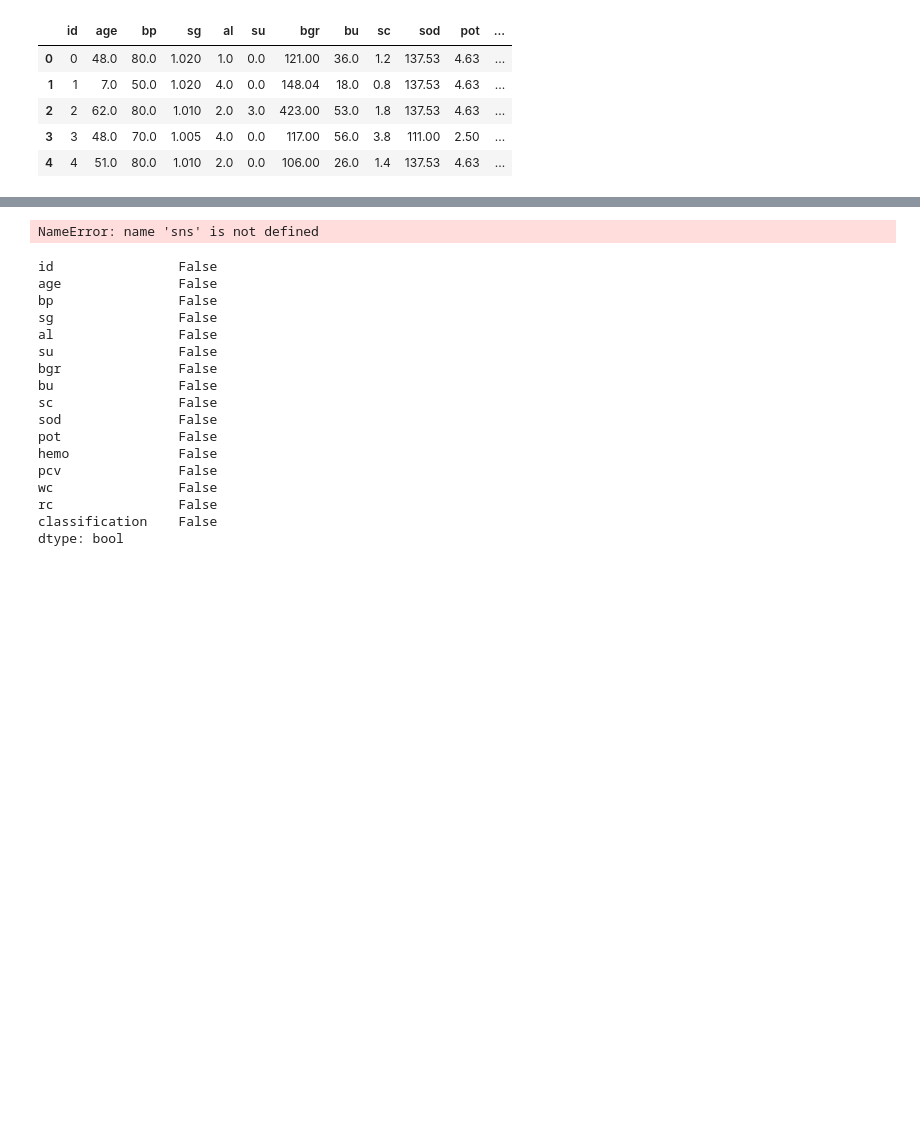
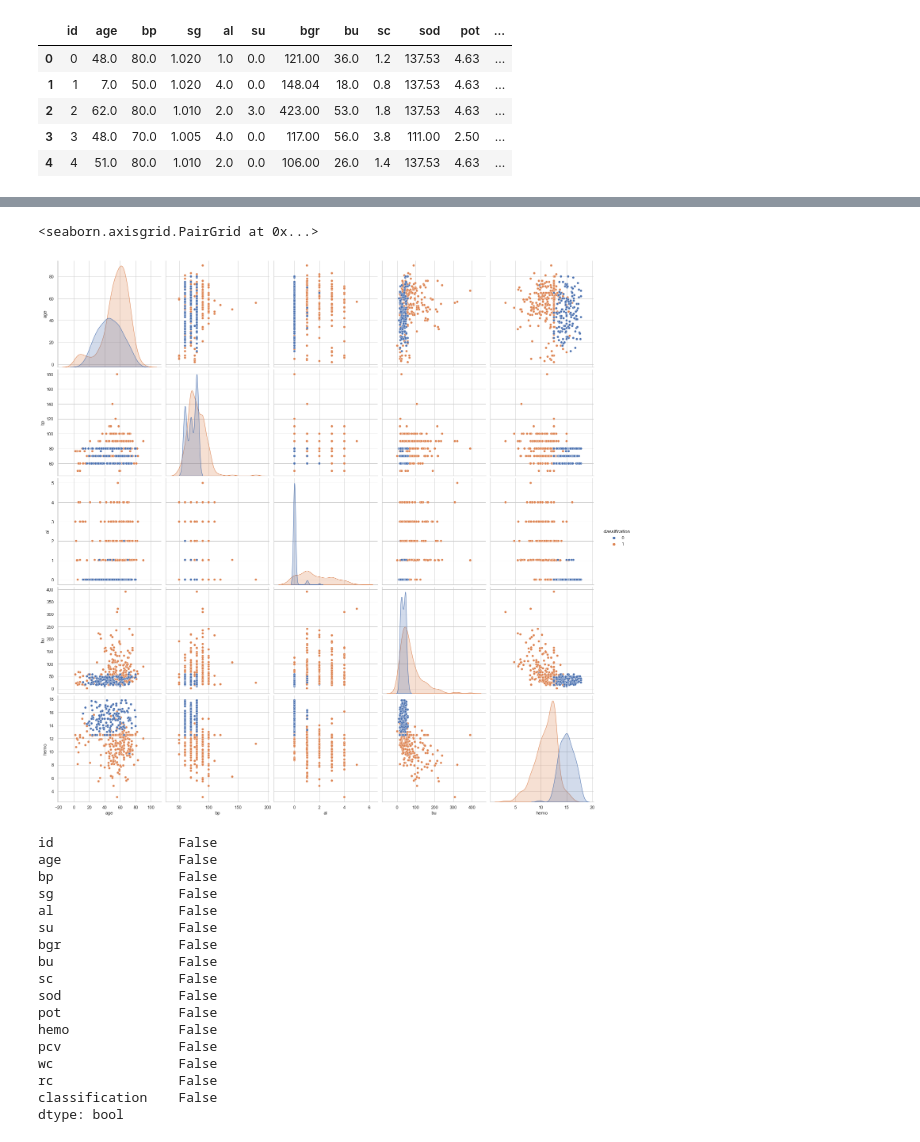
Before and after one commit to abidshafee/CKD_prediction, a Jupyter notebook: CKDMLMoodel.ipynb, the cells around one changed output, grey strips where cells are left out. Saved outputs shown, nothing was run; the diff lists cells and outputs as text; code cells hidden in the pictures; blank space fills up the shorter version.

```diff
--- a/CKDMLMoodel.ipynb
+++ b/CKDMLMoodel.ipynb
@@ -732,4 +730,0 @@ ModuleNotFoundError: No module named 'seaboarn'
-# %%
-sns.pairplot(df, hue='classification', markers=["o", "s", "D"])
-# %% [output]
-NameError: name 'sns' is not defined
@@ -736,3 +735,9 @@ NameError: name 'sns' is not defined
+# %%
+# Checking data distributions between some columns
+sns.pairplot(df[['age', 'bp', 'al', 'bu', 'hemo', 'classification']], hue='classification', height=4)
+# %% [output]
+<seaborn.axisgrid.PairGrid at 0x...>
+[figure, added]
 # %%
 df.isna().any()
 # %% [output]
```
Also changed, not shown: parts of 30 cells of this notebook.
